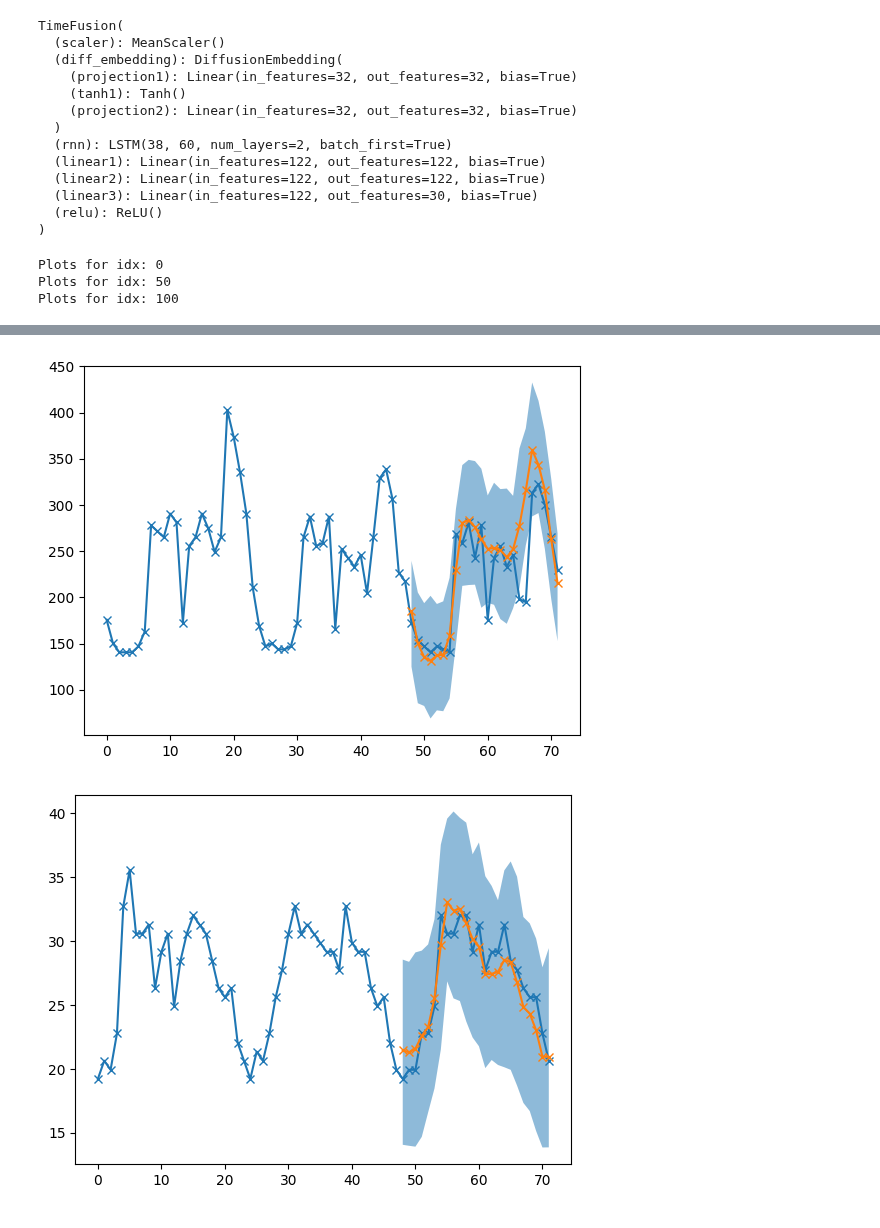
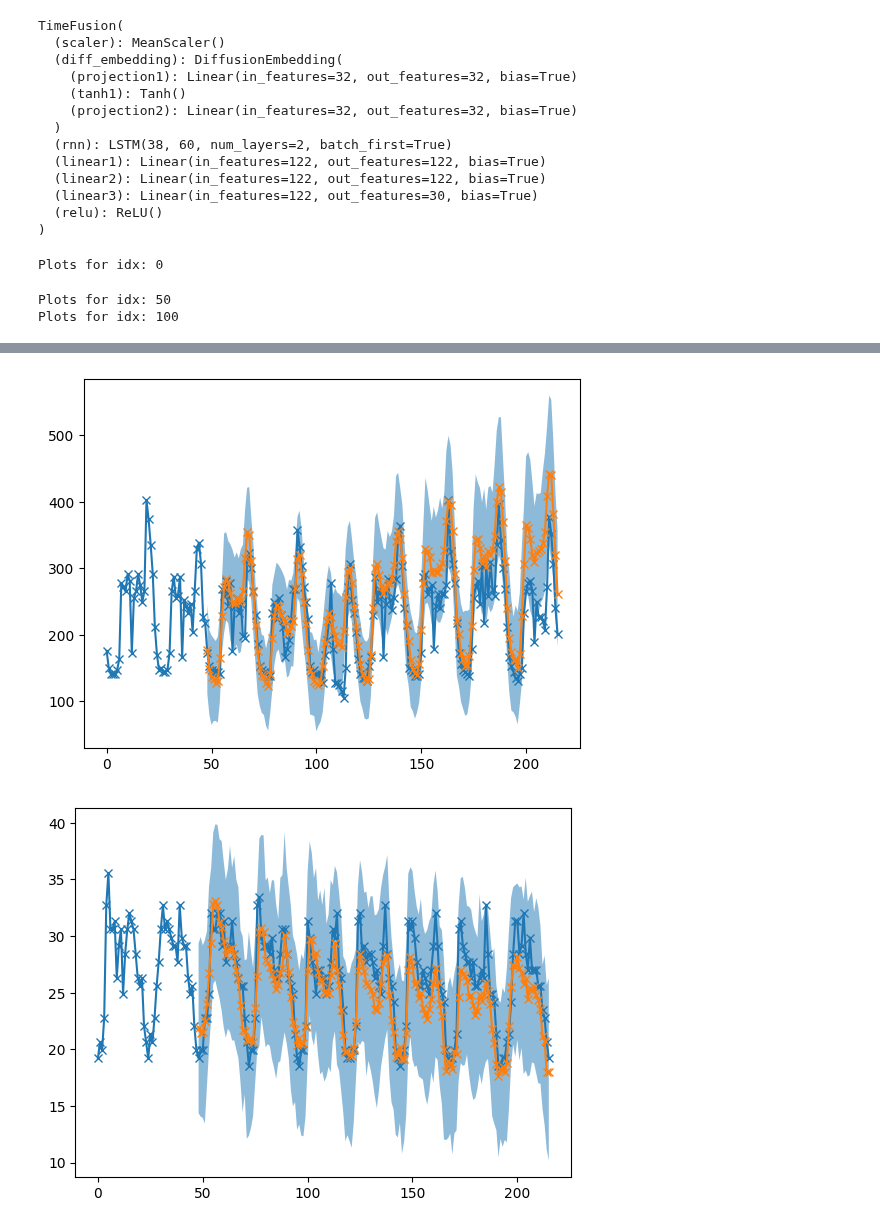
Before and after one commit to EdvardJSHolen/Final-Year-Project, a Jupyter notebook: TimeFusion/electricity.ipynb, the cells around one changed output, grey strips where cells are left out. Cells and saved outputs as stored; diff of their text form; code cells hidden in the pictures.

```diff
--- a/TimeFusion/electricity.ipynb
+++ b/TimeFusion/electricity.ipynb
@@ -27,7 +32,7 @@ else:
     device = torch.device("cpu")
 # %%
 context_length = 48
-prediction_length = 24
+prediction_length = 7*24
 
 # Create each dataset
 train_dataset = TimeFusionDataset(
@@ -131,16 +118,50 @@ TimeFusion(
   (linear3): Linear(in_features=122, out_features=30, bias=True)
   (relu): ReLU()
 )
+# %%
+x = []
+y = []
+
+i = 24*30+prediction_length + 300
+while i < norm_full_data.shape[0]:
+
+    x.append(norm_full_data[i-24*30-prediction_length:i-prediction_length])
+    y.append(norm_full_data[i-prediction_length:i])
+
+    i += 5
+
+x2 = np.array(x)
+y2 = np.array(y)
+# %%
+from sklearn.linear_model import LinearRegression
+
+regs = []
+for i in range(30):
+    regs.append(LinearRegression().fit(x2[:,:,i], y2[:,:,i]))
 # %%
+full_data_array = full_data.to_numpy()
+
 idx = 0
 for idx in {0,50,100}:
     print(f"Plots for idx: {idx}")
+
+    historical_data = []
+    for i in range(prediction_length):
+        a = [torch.tensor([reg.predict([norm_full_data[idx + train_data.shape[0] - 24*30:idx + train_data.shape[0],i]])[0]]) for i,reg in enumerate(regs)]
+        break
+        #a = norm_full_data[(idx + train_data.shape[0]+i)%(1*24):idx + train_data.shape[0]:1*24]
+        #a = a[~np.isnan(a).any(axis=1)]
+        #a = full_data_array[(idx + train_data.shape[0]+i)%(7*24):idx + train_data.shape[0]:7*24]
+        historical_data.append(a)
+
+    historical_data = torch.tensor(np.array([reg.predict([norm_full_data[idx + train_data.shape[0] - 24*30:idx + train_data.shape[0],i]])[0] for i,reg in enumerate(regs)])).T
 
     samples = predictor.sample(
         data = test_dataset,
         idx = idx,
         num_samples = 128,
-        batch_size = 128
+        batch_size = 128,
+        historical_data=historical_data
     )
 
     confidence = 0.1
@@ -148,12 +169,13 @@ for idx in {0,50,100}:
     for i in range(samples_cpu.shape[1]):
         samples_cpu[:,i,:], _ = torch.sort(samples_cpu[:,i,:], dim=0)
 
-    for ts in {1,5,10,15}:
+    for ts in [1,5,10,15]:
         plt.figure()
         plt.plot(list(range(context_length + prediction_length)),test_dataset.tensor_data[idx:idx+context_length+prediction_length,ts],"-x")
         plt.plot(list(range(context_length,context_length+prediction_length)),torch.mean(samples_cpu[:,ts],dim = 0),"-x")
         plt.fill_between(list(range(context_length,context_length+prediction_length)), samples_cpu[int(confidence*samples_cpu.shape[0]),ts], samples_cpu[int((1-confidence)*samples_cpu.shape[0]),ts],alpha=0.5)
+        plt.savefig(f"images/original_{idx}_{ts}.png")
 # %% [output]
 Plots for idx: 0
-Plots for idx: 50
-Plots for idx: 100
+Plots for idx: 50
+Plots for idx: 100
@@ -163,2 +185,2 @@ Plots for idx: 100
-[figure, old version]
+[figure, new version]
-[figure, old version]
+[figure, new version]
```
Also changed, not shown: parts of 17 cells of this notebook, 2 other files.
